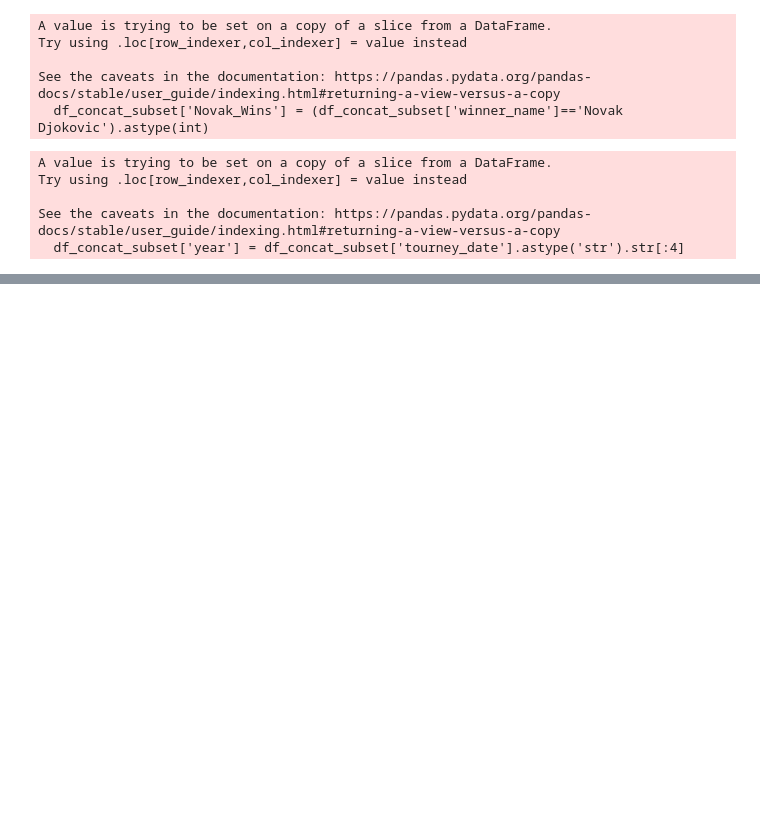
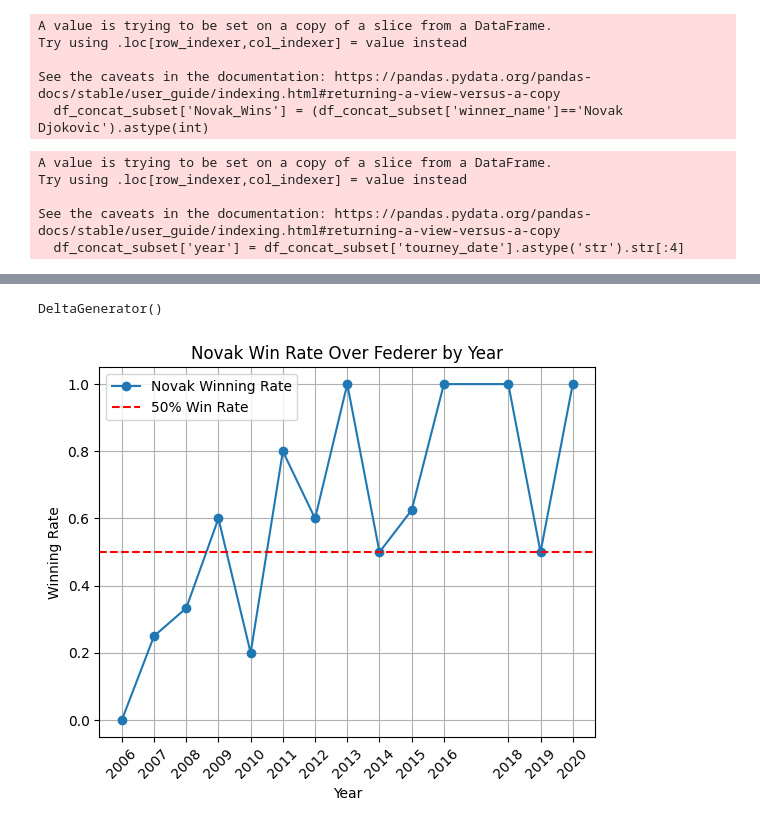
Before and after one commit to sivamovva/TennisEDA, a Jupyter notebook: tennis_eda_main.ipynb, the cells around one changed output, grey strips where cells are left out. Saved outputs shown, nothing was run; the diff lists cells and outputs as text; code cells hidden in the pictures; blank space fills up the shorter version.

```diff
--- a/tennis_eda_main.ipynb
+++ b/tennis_eda_main.ipynb
@@ -372,0 +458,3 @@ df_concat_subset.plot(kind='line', x='year',y='Novak_Wins')
+# %%
+# create a column for before 2011 and after 2011
+df_concat_subset['time_window'] = df_concat_subset['year'].apply(lambda x: 'Before 2011' if int(x) < 2011 else 'After 2011')
@@ -372,0 +481,41 @@ df_concat_subset.plot(kind='line', x='year',y='Novak_Wins')
+# %%
+import streamlit as st
+import pandas as pd
+import seaborn as sns
+import matplotlib.pyplot as plt
+
+# Use the existing df_concat_subset
+df = df_concat_subset
+
+# Title of the app
+st.title('Federer vs Djokovic Matches Data Analysis')
+
+# Display the dataframe
+st.header('DataFrame')
+st.write(df.head())
+
+
+
+
+
+
+
+# Winning rate over time
+st.header('Winning Rate Over Time')
+winning_rate = avg_novak_wins  # Use the existing avg_novak_wins DataFrame
+fig, ax1 = plt.subplots()
+
+# Plot winning rate
+ax1.set_xlabel('Year')
+ax1.set_ylabel('Winning Rate')
+ax1.plot(winning_rate['year'], winning_rate['Novak_Wins'], label='Novak Winning Rate', marker='o')
+ax1.axhline(y=0.5, color='r', linestyle='--', label='50% Win Rate')
+ax1.tick_params(axis='x', rotation=45)
+ax1.legend(loc='upper left')
+ax1.grid(True)
+# Ensure every year is displayed on the x-axis
+ax1.set_xticks(winning_rate['year'])
+
+plt.title('Novak Win Rate Over Federer by Year')
+st.pyplot(fig)
+# %% [output]
@@ -372,0 +538,2 @@ df_concat_subset.plot(kind='line', x='year',y='Novak_Wins')
+DeltaGenerator()
+[figure, added]
```
Also changed, not shown: parts of 8 cells of this notebook.
